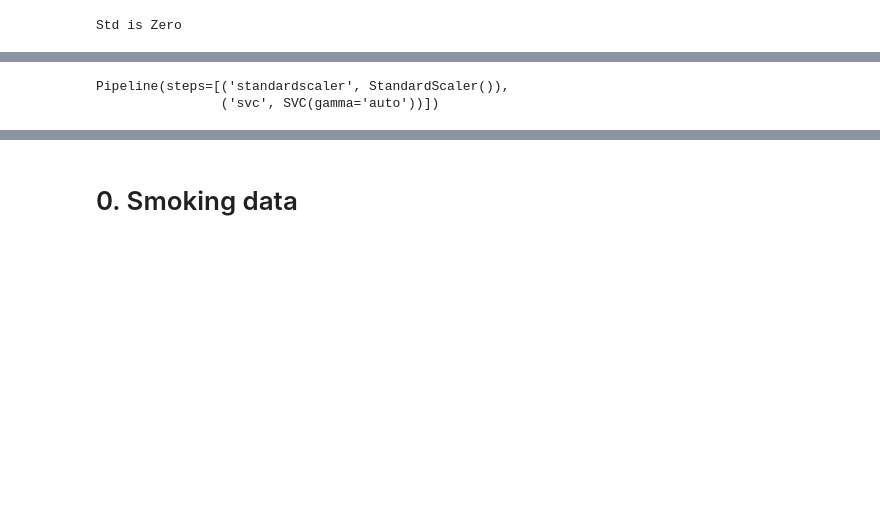
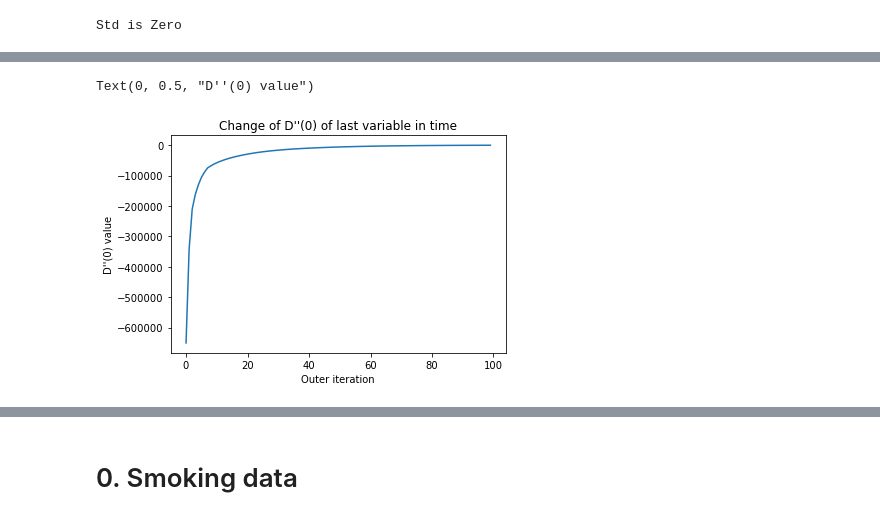
Before and after one commit to WronaPatryk/optimization-project, a Jupyter notebook: c2_notebook.ipynb, the cells around one changed output, grey strips where cells are left out. Drawn from its saved outputs; the diff is of its cells as text; code cells hidden in the pictures; blank space fills up the shorter version.

```diff
--- a/c2_notebook.ipynb
+++ b/c2_notebook.ipynb
@@ -182,10 +251,9 @@ svc.score(X,Y)
 # %%
-from sklearn.preprocessing import StandardScaler
-from sklearn.pipeline import make_pipeline
-from sklearn.svm import SVC
-clf = make_pipeline(StandardScaler(), SVC(gamma='auto'))
-clf.fit(X, Y)
+ax = sns.lineplot(x = inn_it[0:100], y = dprim0s2[0:100])
+ax.set_title("Change of D''(0) of last variable in time")
+ax.set_xlabel("Outer iteration")
+ax.set_ylabel("D''(0) value")
 # %% [output]
-Pipeline(steps=[('standardscaler', StandardScaler()),
-                ('svc', SVC(gamma='auto'))])
+Text(0, 0.5, "D''(0) value")
+[figure, added]
 # %%
```
Also changed, not shown: parts of 74 cells of this notebook.
